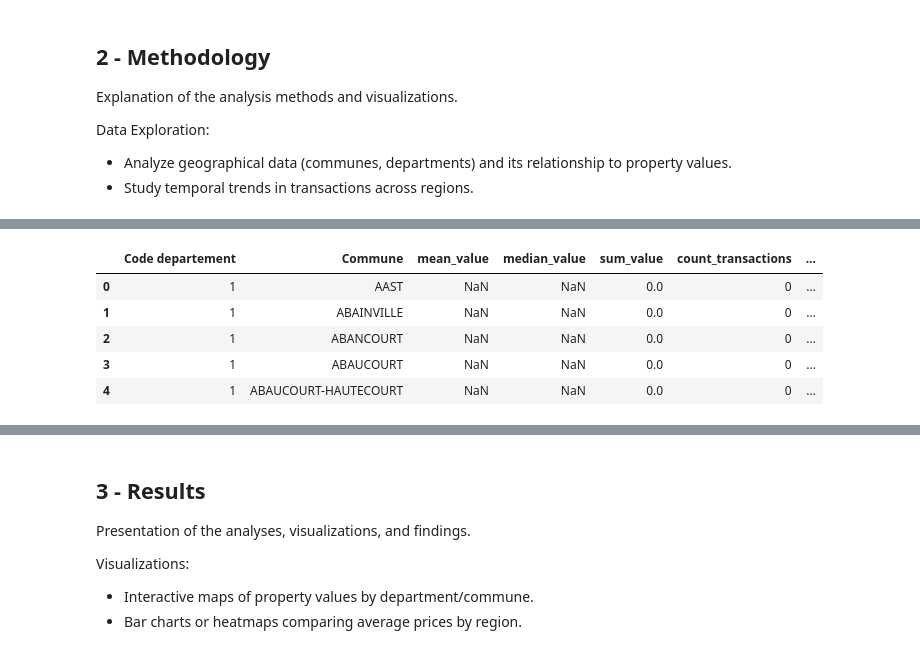
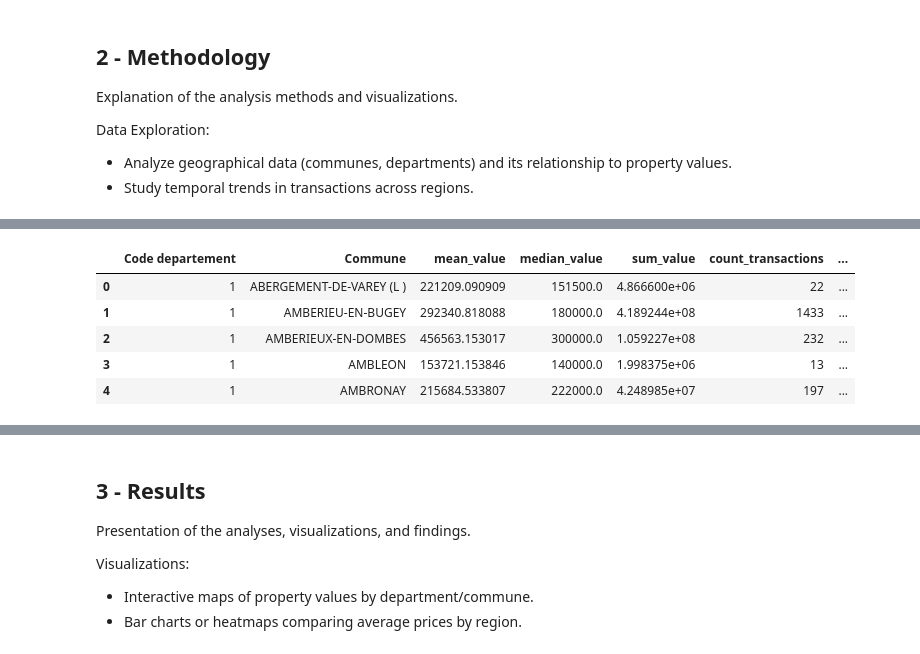
Before and after one commit to Kal3idoscope/Land-data-analysis-French-market, a Jupyter notebook: geographical_comparisons.ipynb, the cells around one changed output, grey strips where cells are left out. Cells and saved outputs as stored; diff of their text form; code cells hidden in the pictures.

```diff
--- a/geographical_comparisons.ipynb
+++ b/geographical_comparisons.ipynb
@@ -98,0 +102,4 @@ import pandas as pd
+# %%
+#### PRICE PER SQUARE METER ####
+df_geo['price_per_sq_meter'] = df_geo['Valeur fonciere'] / df_geo['Surface reelle bati']
+df_geo.head()
@@ -98,0 +124,5 @@ import pandas as pd
+# %%
+#### DELETE THE INF ####
+df_geo['price_per_sq_meter'] = df_geo['price_per_sq_meter'].replace([np.inf, -np.inf], np.nan)
+df_geo.dropna(subset=['price_per_sq_meter'], inplace=True)
+df_geo.head()
@@ -99,21 +156,21 @@ import pandas as pd
 # %%
 #### GROUPING DATA BY DEPARTMENT AND COMMUNE + METRICS CALCULUS ####
-grouped_geo = df_geo.groupby(['Code departement', 'Commune']).agg(
+grouped_geo = df_geo.groupby(['Code departement', 'Commune'], observed=True).agg(
     mean_value=('Valeur fonciere', 'mean'),
     median_value=('Valeur fonciere', 'median'),
     sum_value=('Valeur fonciere', 'sum'),
     count_transactions=('Valeur fonciere', 'count'),
-    avg_price_per_sq_meter=('Valeur fonciere', lambda x: x.sum() / df_geo.loc[x.index, 'Surface reelle bati'].sum())
-    ).reset_index()
+    avg_price_per_sq_meter=('price_per_sq_meter', 'mean')
+).reset_index()
 
 grouped_geo.head()
 # %% [output]
 |  | Code departement | Commune | mean_value | median_value | sum_value | count_transactions | ... |
-| 0 | 1 | AAST | NaN | NaN | 0.0 | 0 | ... |
-| 1 | 1 | ABAINVILLE | NaN | NaN | 0.0 | 0 | ... |
-| 2 | 1 | ABANCOURT | NaN | NaN | 0.0 | 0 | ... |
-| 3 | 1 | ABAUCOURT | NaN | NaN | 0.0 | 0 | ... |
-| 4 | 1 | ABAUCOURT-HAUTECOURT | NaN | NaN | 0.0 | 0 | ... |
+| 0 | 1 | ABERGEMENT-DE-VAREY (L ) | 221209.090909 | 151500.0 | 4.866600e+06 | 22 | ... |
+| 1 | 1 | AMBERIEU-EN-BUGEY | 292340.818088 | 180000.0 | 4.189244e+08 | 1433 | ... |
+| 2 | 1 | AMBERIEUX-EN-DOMBES | 456563.153017 | 300000.0 | 1.059227e+08 | 232 | ... |
+| 3 | 1 | AMBLEON | 153721.153846 | 140000.0 | 1.998375e+06 | 13 | ... |
+| 4 | 1 | AMBRONAY | 215684.533807 | 222000.0 | 4.248985e+07 | 197 | ... |
 # %%
 grouped_geo.isnull().sum()
 # %% [output]
```
Also changed, not shown: parts of 8 cells of this notebook.
